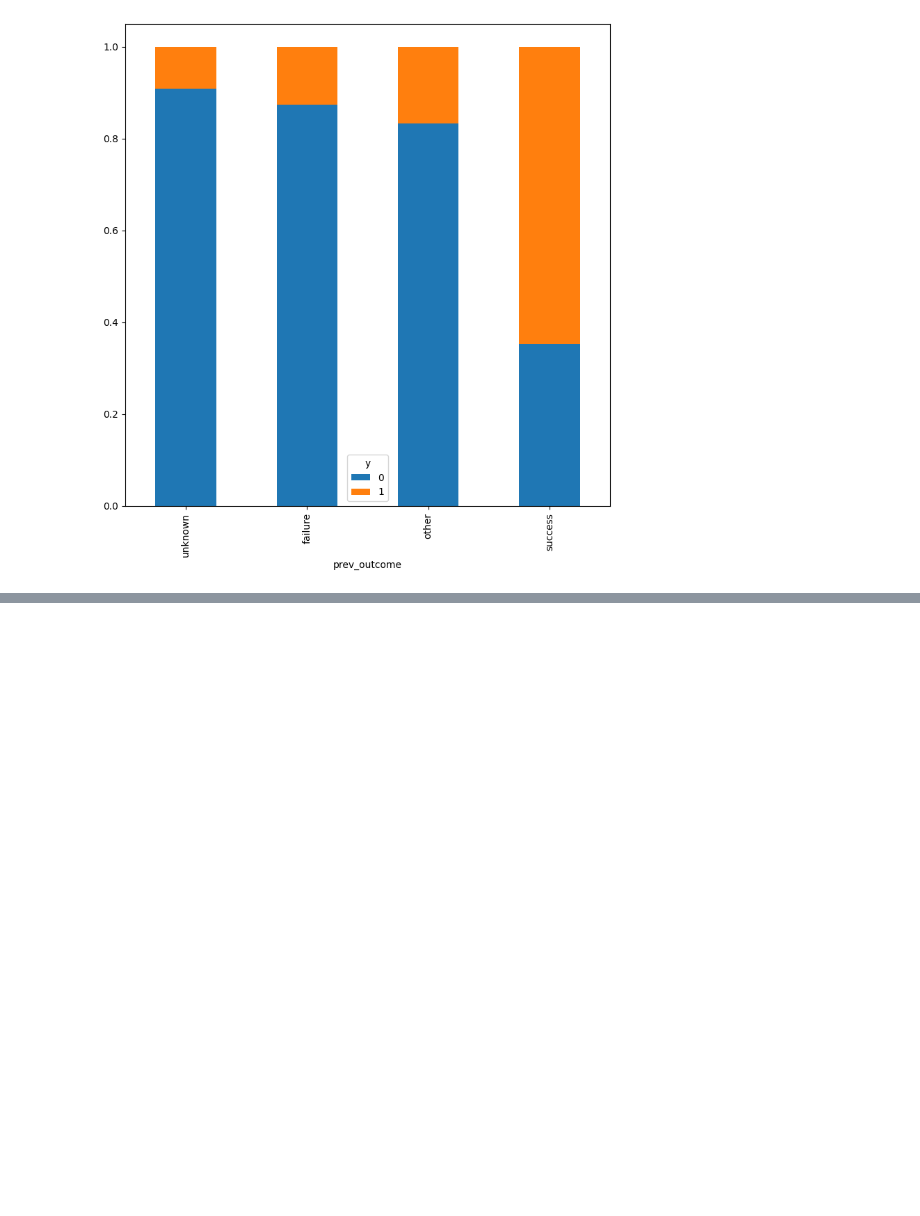
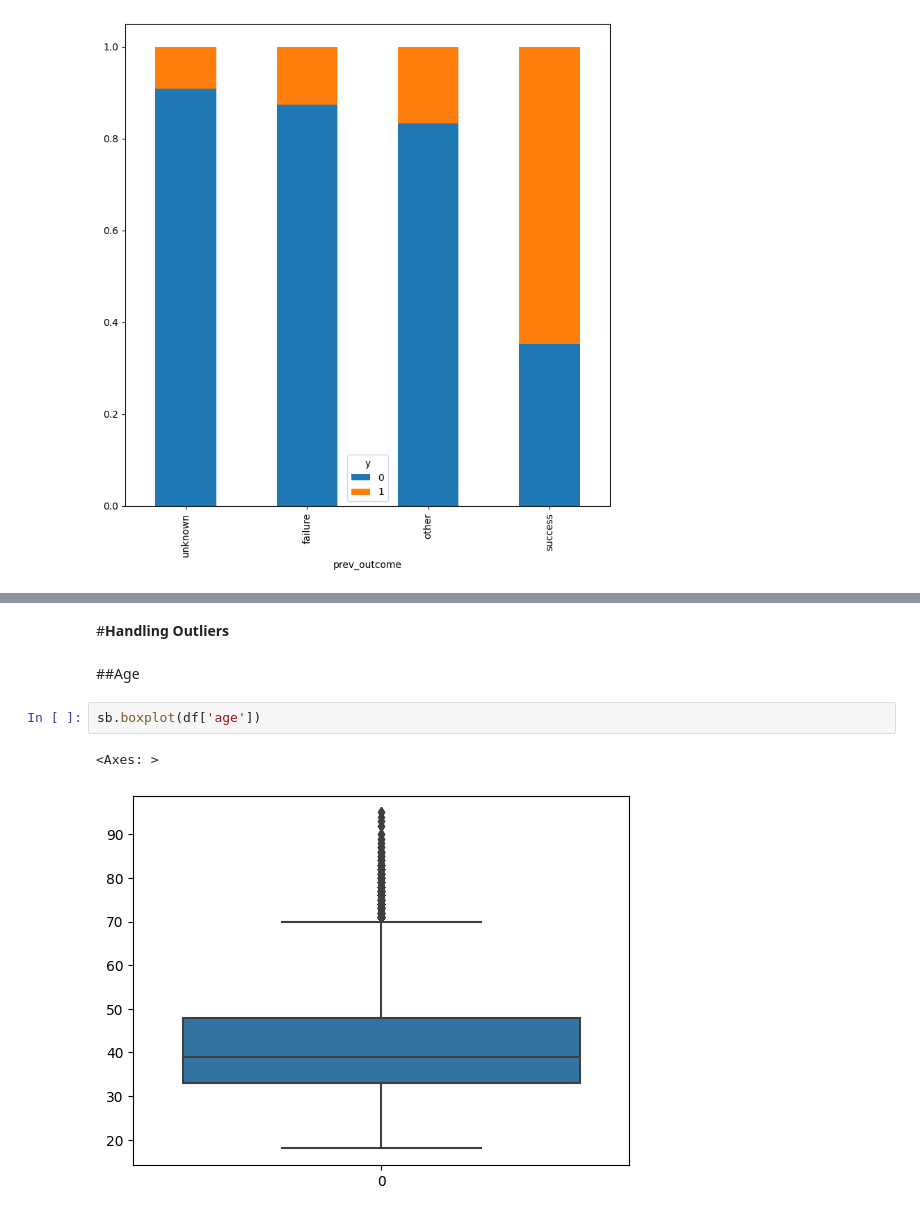
Before and after one commit to mahshooq-karayil/data-science, a Jupyter notebook: customer_conversion_prediction/customer_conversion_prediction.ipynb, the cells around one changed output, grey strips where cells are left out. Saved outputs shown, nothing was run; the diff lists cells and outputs as text; blank space fills up the shorter version.

```diff
--- a/customer_conversion_prediction/customer_conversion_prediction.ipynb
+++ b/customer_conversion_prediction/customer_conversion_prediction.ipynb
@@ -593,0 +627,9 @@ for col in cat:
+# %% [markdown]
+#**Handling Outliers**
+# %% [markdown]
+##Age
+# %%
+sb.boxplot(df['age'])
+# %% [output]
+<Axes: >
+[figure, added]
```
Also changed, not shown: parts of 36 cells of this notebook.
